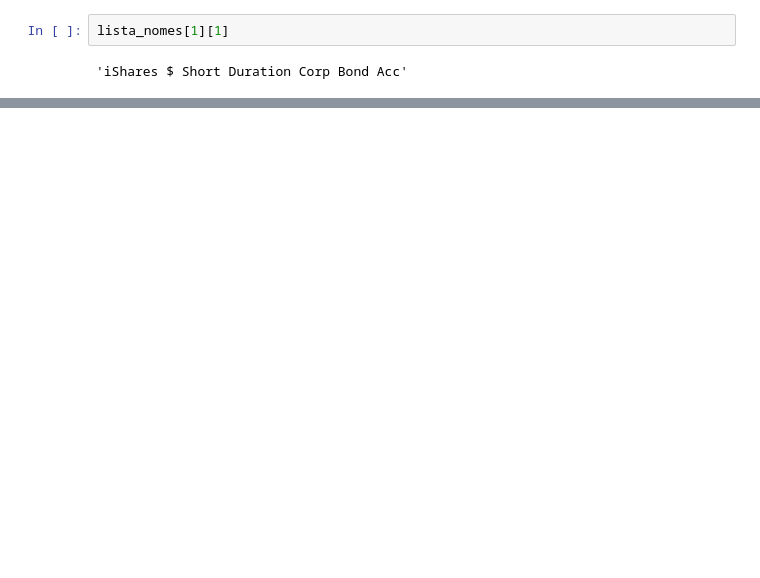
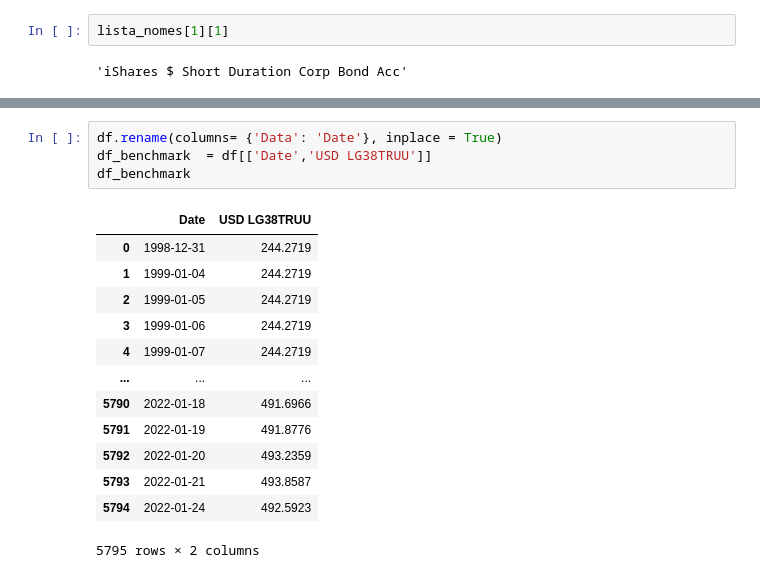
Before and after one commit to Edu-Moreira/Estudos-de-Python, a Jupyter notebook: Comparação_ETFs.ipynb, the cells around one changed output, grey strips where cells are left out. Drawn from its saved outputs; the diff is of its cells as text; blank space fills up the shorter version.

```diff
--- a/Comparação_ETFs.ipynb
+++ b/Comparação_ETFs.ipynb
@@ -149,0 +141,18 @@ w.writerow(lista_nomes[1][1])
+# %%
+df.rename(columns= {'Data': 'Date'}, inplace = True)
+df_benchmark  = df[['Date','USD LG38TRUU']]
+df_benchmark
+# %% [output]
+|  | Date | USD LG38TRUU |
+| 0 | 1998-12-31 | 244.2719 |
+| 1 | 1999-01-04 | 244.2719 |
+| 2 | 1999-01-05 | 244.2719 |
+| 3 | 1999-01-06 | 244.2719 |
+| 4 | 1999-01-07 | 244.2719 |
+| ... | ... | ... |
+| 5790 | 2022-01-18 | 491.6966 |
+| 5791 | 2022-01-19 | 491.8776 |
+| 5792 | 2022-01-20 | 493.2359 |
+| 5793 | 2022-01-21 | 493.8587 |
+| 5794 | 2022-01-24 | 492.5923 |
+5795 rows × 2 columns
```
Also changed, not shown: parts of 9 cells of this notebook.
